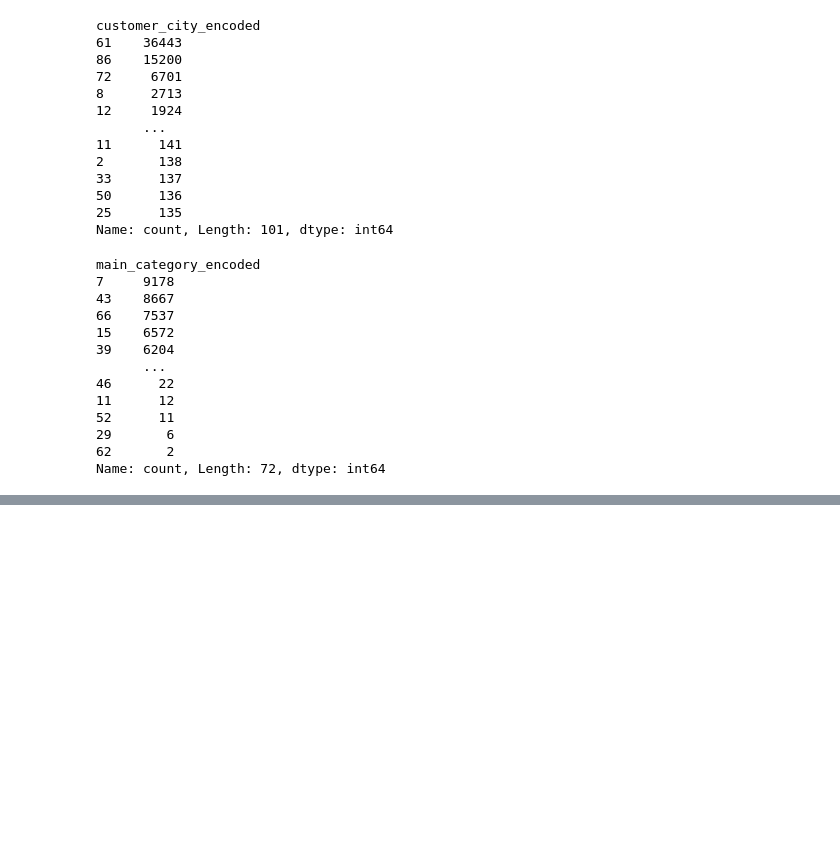
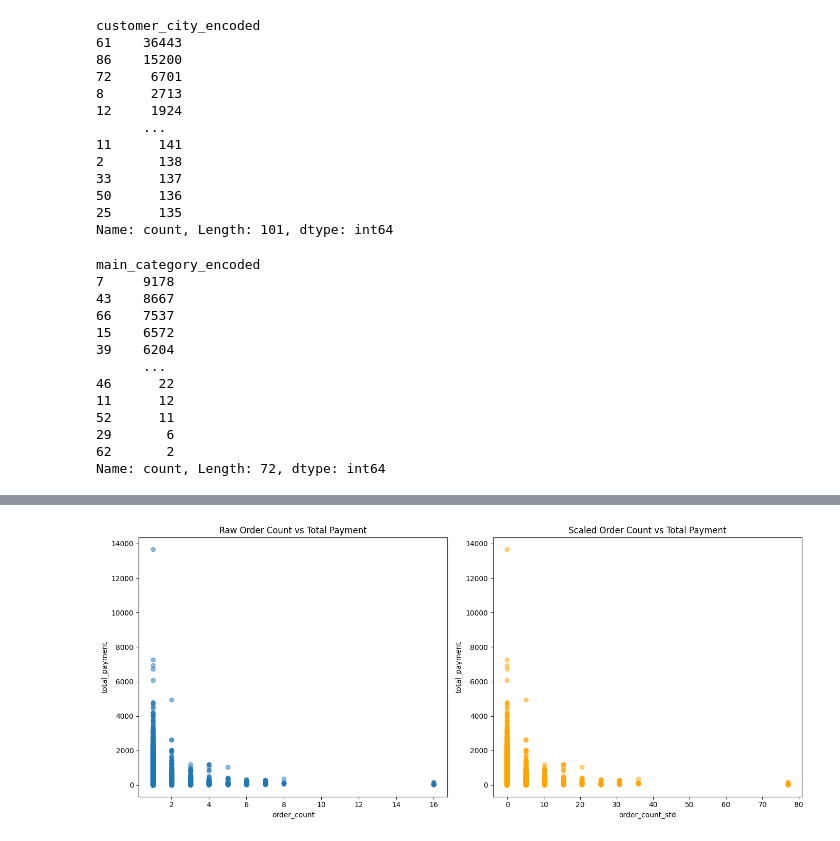
Before and after one commit to Mocuss/FESI-Crew, a Jupyter notebook: EDA.ipynb, the cells around one changed output, grey strips where cells are left out. Drawn from its saved outputs; the diff is of its cells as text; code cells hidden in the pictures; blank space fills up the shorter version.

```diff
--- a/EDA.ipynb
+++ b/EDA.ipynb
@@ -1403,0 +1546,22 @@ merged_dataset_feature_engineered_onecat.to_csv("merged_dataset_feature_engineer
+# %%
+import matplotlib.pyplot as plt
+
+# Create figure with 2 subplots
+fig, axes = plt.subplots(1, 2, figsize=(14, 6))
+
+# Scatter 1: Raw order_count vs total_payment
+axes[0].scatter(merged_dataset_feature_engineered_onecat['order_count'], merged_dataset_feature_engineered_onecat['total_payment'], alpha=0.5)
+axes[0].set_title('Raw Order Count vs Total Payment')
+axes[0].set_xlabel('order_count')
+axes[0].set_ylabel('total_payment')
+
+# Scatter 2: Scaled order_count vs total_payment
+axes[1].scatter(merged_dataset_feature_engineered_onecat['order_count_std'], merged_dataset_feature_engineered_onecat['total_payment'], alpha=0.5, color='orange')
+axes[1].set_title('Scaled Order Count vs Total Payment')
+axes[1].set_xlabel('order_count_std')
+axes[1].set_ylabel('total_payment')
+
+plt.tight_layout()
+plt.show()
+# %% [output]
+[figure, added]
```
Also changed, not shown: parts of 28 cells of this notebook.
